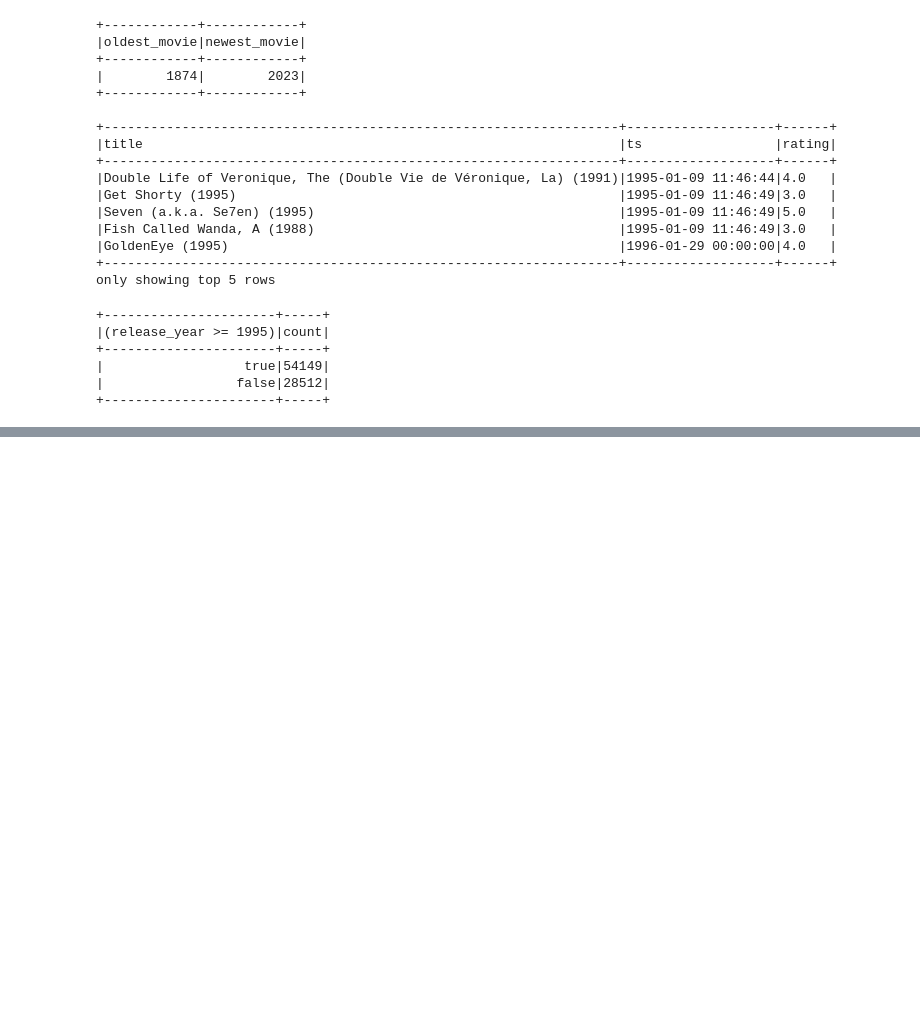
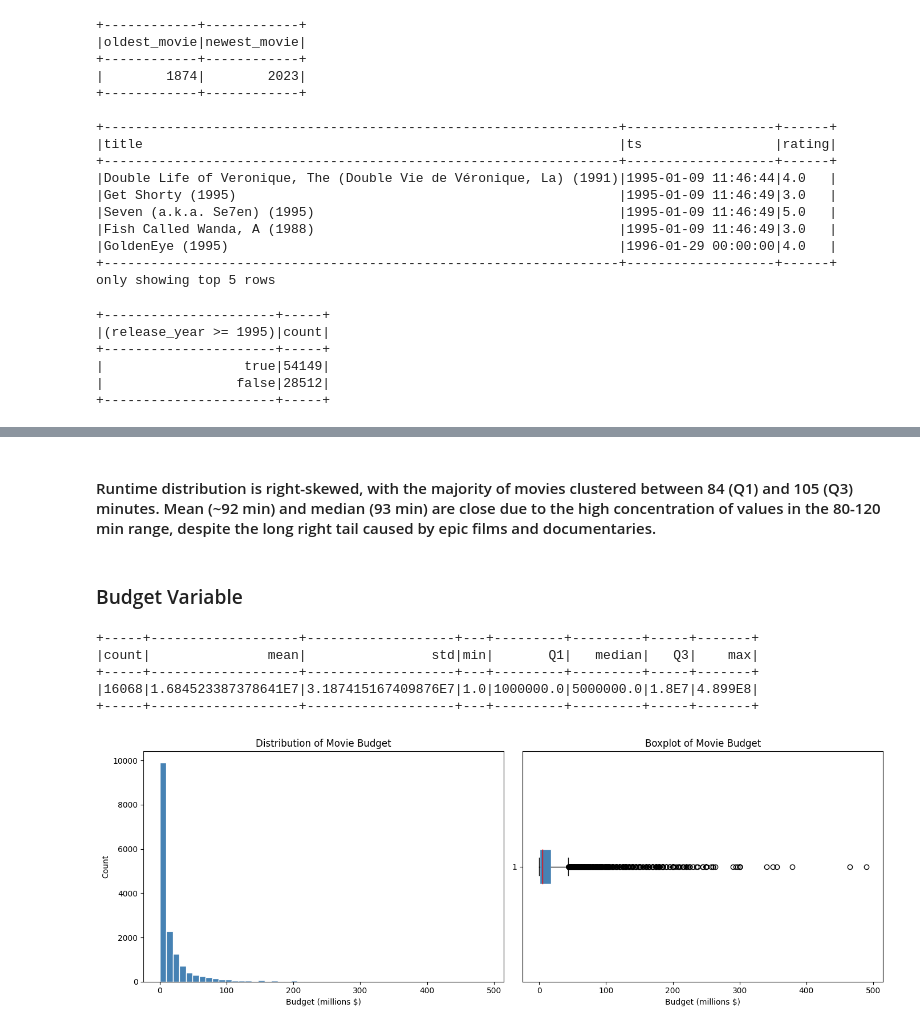
Before and after one commit to alexpanayi474/DSC511-MovieLens-Project, a Jupyter notebook: DSC_511_MovieLens.ipynb, the cells around one changed output, grey strips where cells are left out. Cells and saved outputs as stored; diff of their text form; code cells hidden in the pictures; blank space fills up the shorter version.

```diff
--- a/DSC_511_MovieLens.ipynb
+++ b/DSC_511_MovieLens.ipynb
@@ -1348,0 +1105,48 @@ plt.show()
+# %% [markdown]
+#### Runtime distribution is right-skewed, with the majority of movies clustered between 84 (Q1) and 105 (Q3) minutes. Mean (~92 min) and median (93 min) are close due to the high concentration of values in the 80-120 min range, despite the long right tail caused by epic films and documentaries.
+# %% [markdown]
+### Budget Variable
+# %%
+# Filter out missing and zero budget values
+budget_df = movies_enriched_df.filter(
+    col("budget").isNotNull() & (col("budget") > 0)
+)
+
+# Summary statistics
+budget_stats = budget_df.select(
+    count("budget").alias("count"),
+    mean("budget").alias("mean"),
+    stddev("budget").alias("std"),
+    min("budget").alias("min"),
+    percentile_approx("budget", 0.25).alias("Q1"),
+    percentile_approx("budget", 0.50).alias("median"),
+    percentile_approx("budget", 0.75).alias("Q3"),
+    max("budget").alias("max")
+)
+budget_stats.show()
+
+# Convert to pandas for plotting
+budget_pd = budget_df.select("budget").toPandas()
+
+fig, axes = plt.subplots(1, 2, figsize=(14, 5))
+
+axes[0].hist(budget_pd["budget"] / 1e6, bins=50, color="steelblue", edgecolor="white")
+axes[0].set_title("Distribution of Movie Budget")
+axes[0].set_xlabel("Budget (millions $)")
+axes[0].set_ylabel("Count")
+
+axes[1].boxplot(budget_pd["budget"] / 1e6, vert=False, patch_artist=True,
+                boxprops=dict(facecolor="steelblue", color="white"),
+                medianprops=dict(color="red"))
+axes[1].set_title("Boxplot of Movie Budget")
+axes[1].set_xlabel("Budget (millions $)")
+
+plt.tight_layout()
+plt.show()
+# %% [output]
++-----+-------------------+-------------------+---+---------+---------+-----+-------+
+|count|               mean|                std|min|       Q1|   median|   Q3|    max|
++-----+-------------------+-------------------+---+---------+---------+-----+-------+
+|16068|1.684523387378641E7|3.187415167409876E7|1.0|1000000.0|5000000.0|1.8E7|4.899E8|
++-----+-------------------+-------------------+---+---------+---------+-----+-------+
+[figure, added]
```
Also changed, not shown: parts of 43 cells of this notebook.
